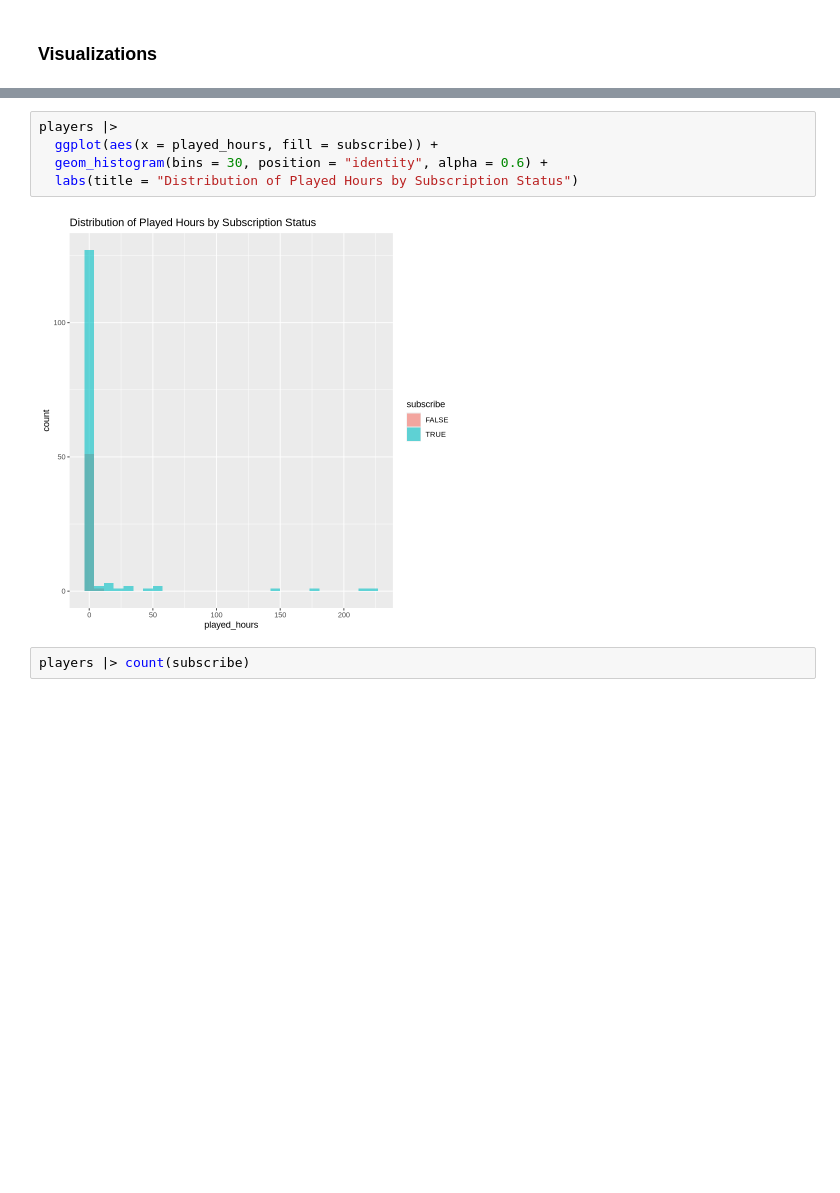
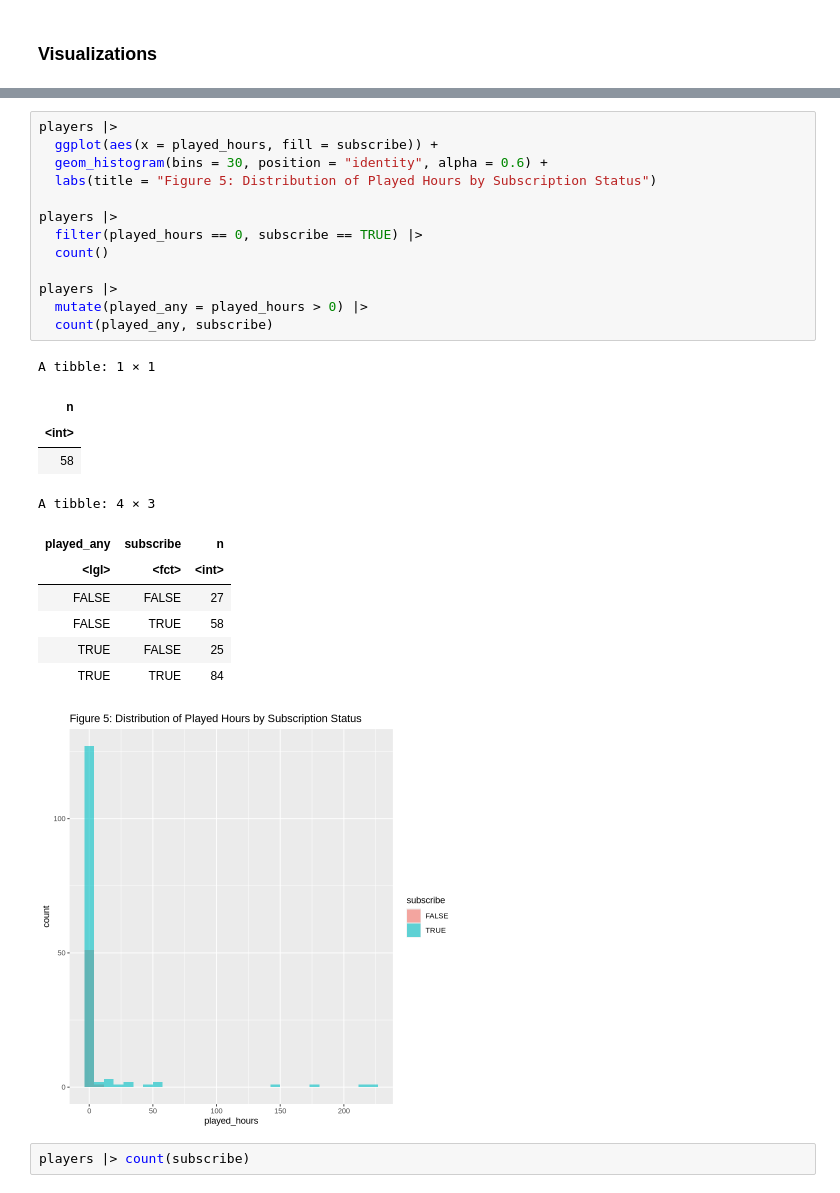
Before and after one commit to kbeletsky/dsci_100_project, a Jupyter notebook: Group project.ipynb, the cells around one changed output, grey strips where cells are left out. Saved outputs shown, nothing was run; the diff lists cells and outputs as text; blank space fills up the shorter version.

```diff
--- a/Group project.ipynb
+++ b/Group project.ipynb
@@ -238,10 +189,29 @@ Warning message in scale_y_log10():
 # %%
 players |>
   ggplot(aes(x = played_hours, fill = subscribe)) +
   geom_histogram(bins = 30, position = "identity", alpha = 0.6) +
-  labs(title = "Distribution of Played Hours by Subscription Status")
+  labs(title = "Figure 5: Distribution of Played Hours by Subscription Status")
+
+players |>
+  filter(played_hours == 0, subscribe == TRUE) |>
+  count()
+
+players |>
+  mutate(played_any = played_hours > 0) |>
+  count(played_any, subscribe)
 # %% [output]
+A tibble: 1 × 1
+| n |
+| <int> |
+| 58 |
+A tibble: 4 × 3
+| played_any | subscribe | n |
+| <lgl> | <fct> | <int> |
+| FALSE | FALSE | 27 |
+| FALSE | TRUE | 58 |
+| TRUE | FALSE | 25 |
+| TRUE | TRUE | 84 |
-[figure, old version]
+[figure, new version]
 # %%
 players |> count(subscribe)
 # %% [output]
```
Also changed, not shown: parts of 11 cells of this notebook.
